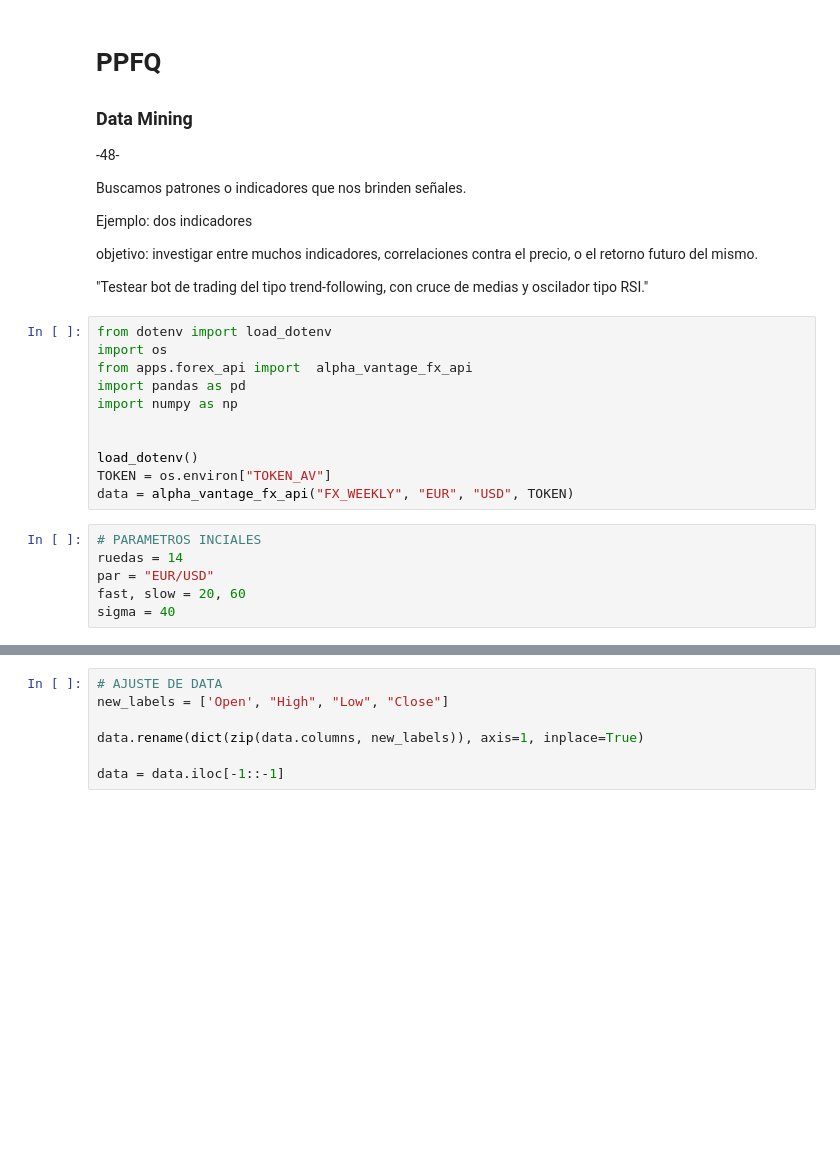
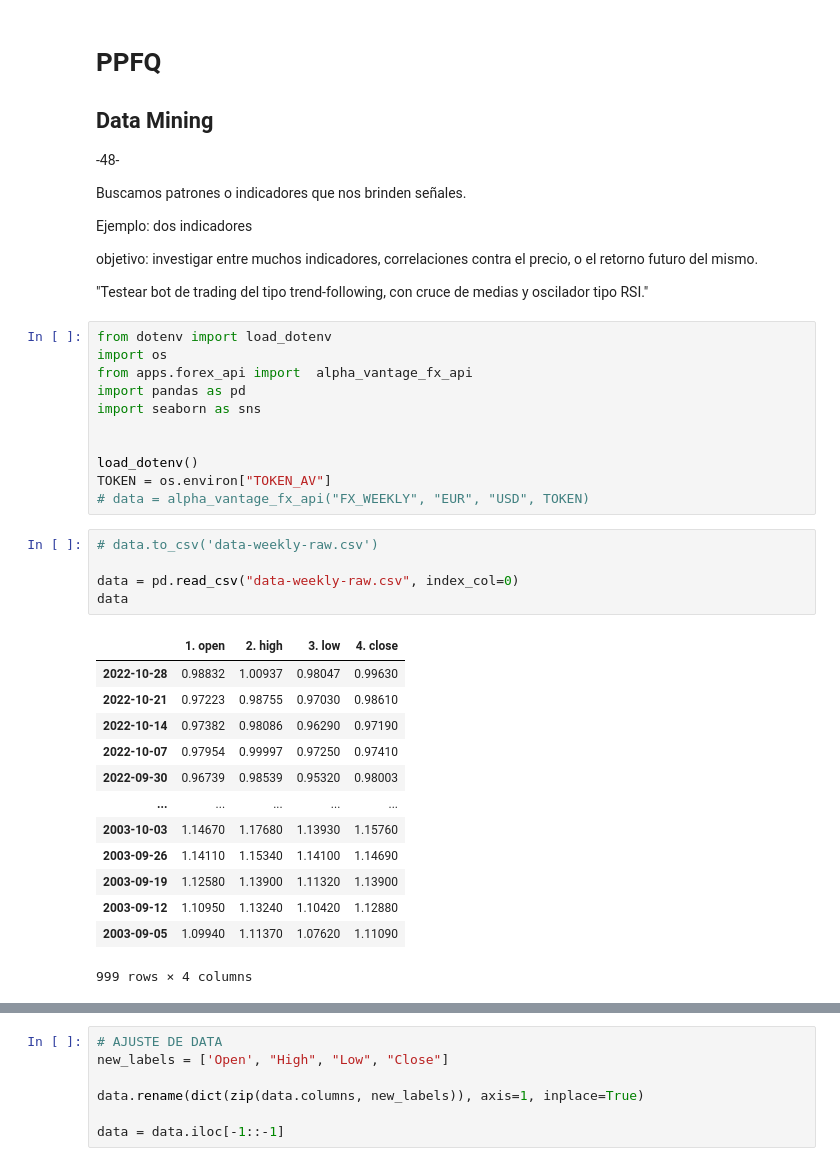
Before and after one commit to jackonedev/ZPRO_backtesting, a Jupyter notebook: quantitative_backtest.ipynb, the cells around one changed output, grey strips where cells are left out. Saved outputs shown, nothing was run; the diff lists cells and outputs as text; blank space fills up the shorter version.

```diff
--- a/quantitative_backtest.ipynb
+++ b/quantitative_backtest.ipynb
@@ -1,7 +1,7 @@
 # %% [markdown]
 # PPFQ
 
-### Data Mining
+## Data Mining
 
 -48-
 
@@ -17,15 +17,28 @@ from dotenv import load_dotenv
 import os
 from apps.forex_api import  alpha_vantage_fx_api
 import pandas as pd
-import numpy as np
+import seaborn as sns
 
 
 load_dotenv()
 TOKEN = os.environ["TOKEN_AV"]
-data = alpha_vantage_fx_api("FX_WEEKLY", "EUR", "USD", TOKEN)
+# data = alpha_vantage_fx_api("FX_WEEKLY", "EUR", "USD", TOKEN)
-# %%
-# PARAMETROS INCIALES
-ruedas = 14
-par = "EUR/USD"
-fast, slow = 20, 60
-sigma = 40
+# %%
+# data.to_csv('data-weekly-raw.csv')
+
+data = pd.read_csv("data-weekly-raw.csv", index_col=0)
+data
+# %% [output]
+|  | 1. open | 2. high | 3. low | 4. close |
+| 2022-10-28 | 0.98832 | 1.00937 | 0.98047 | 0.99630 |
+| 2022-10-21 | 0.97223 | 0.98755 | 0.97030 | 0.98610 |
+| 2022-10-14 | 0.97382 | 0.98086 | 0.96290 | 0.97190 |
+| 2022-10-07 | 0.97954 | 0.99997 | 0.97250 | 0.97410 |
+| 2022-09-30 | 0.96739 | 0.98539 | 0.95320 | 0.98003 |
+| ... | ... | ... | ... | ... |
+| 2003-10-03 | 1.14670 | 1.17680 | 1.13930 | 1.15760 |
+| 2003-09-26 | 1.14110 | 1.15340 | 1.14100 | 1.14690 |
+| 2003-09-19 | 1.12580 | 1.13900 | 1.11320 | 1.13900 |
+| 2003-09-12 | 1.10950 | 1.13240 | 1.10420 | 1.12880 |
+| 2003-09-05 | 1.09940 | 1.11370 | 1.07620 | 1.11090 |
+999 rows × 4 columns
```
Also changed, not shown: parts of 10 cells of this notebook, 1 other file.
